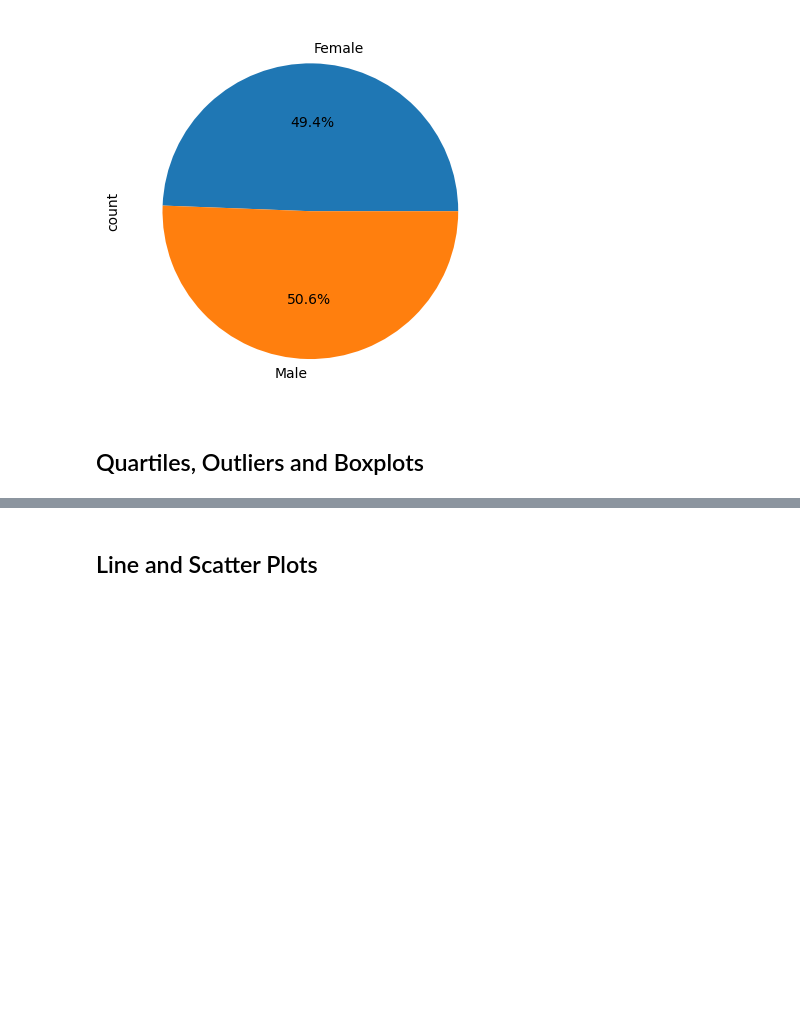
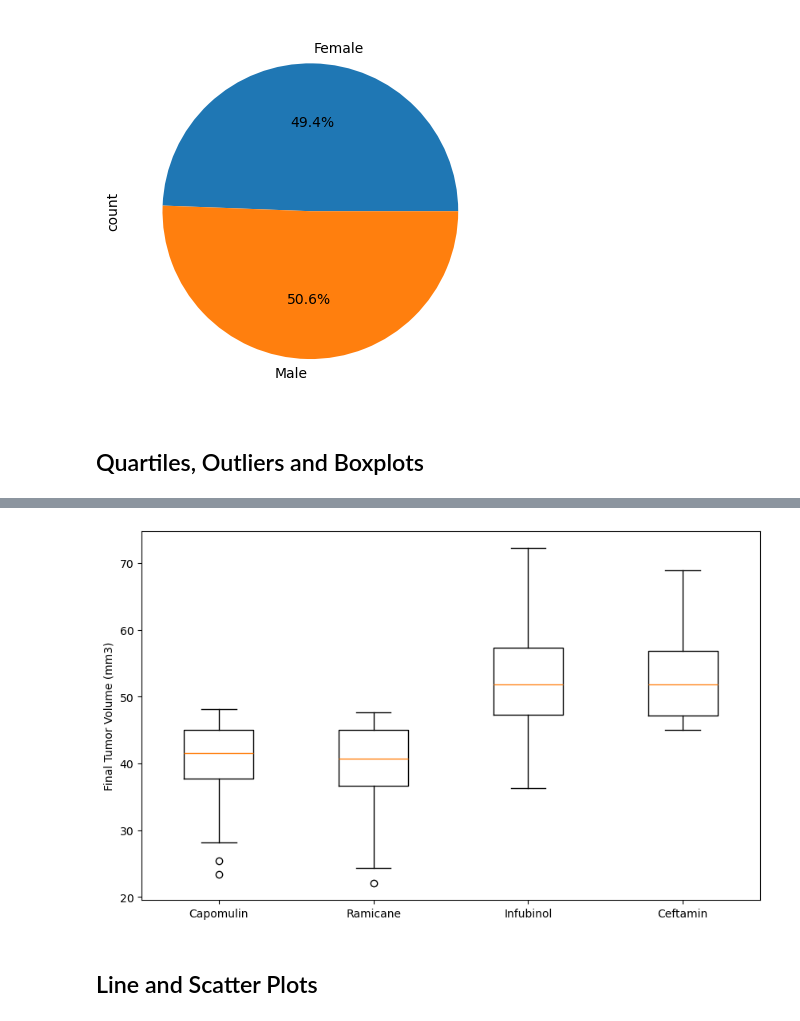
Before and after one commit to tinpham1/matplotlib-challenge-, a Jupyter notebook: main.ipynb, the cells around one changed output, grey strips where cells are left out. Drawn from its saved outputs; the diff is of its cells as text; code cells hidden in the pictures; blank space fills up the shorter version.

```diff
--- a/main.ipynb
+++ b/main.ipynb
@@ -265,18 +241,32 @@ plt.show()
 # %%
 # Put treatments into a list for for loop (and later for plot labels)
 
+drug_regimens = ["Capomulin", "Ramicane", "Infubinol", "Ceftamin"]
 
 # Create empty list to fill with tumor vol data (for plotting)
 
+tumor_volumes = []
 
 # Calculate the IQR and quantitatively determine if there are any potential outliers.
 
+for drug in drug_regimens:
 
     # Locate the rows which contain mice on each drug and get the tumor volumes
+    drug_data = clean_df[clean_df['Drug Regimen'] == drug]['Tumor Volume (mm3)']
 
+    #IQR
+    q1 = drug_data.quantile(0.25)
+    q3 = drug_data.quantile(0.75)
+    iqr = q3 - q1
+
+    # Determine outliers using upper and lower bounds
+
+    lower_bound = q1 - (1.5 * iqr)
+    upper_bound = q3 + (1.5 * iqr)
+    outliers = drug_data[(drug_data < lower_bound) | (drug_data > upper_bound)]
 
     # add subset
+    tumor_volumes.append(drug_data)
 
-
-    # Determine outliers using upper and lower bounds
+    print(f"{drug}'s potential outliers: {outliers}")
 # %% [output]
@@ -292,2 +280,17 @@ Ceftamin's potential outliers: Series([], Name: Tumor Volume (mm3), dtype: float
+# %%
+# Generate a box plot that shows the distribution of the tumor volume for each treatment group.
+
+treatment_regimens = ["Capomulin", "Ramicane", "Infubinol", "Ceftamin"]
+filtered_df = clean_df[clean_df["Drug Regimen"].isin(treatment_regimens)]
+data = [filtered_df[filtered_df["Drug Regimen"] == drug]["Tumor Volume (mm3)"] for drug in treatment_regimens]
+
+plt.figure(figsize=(10, 6))
+plt.boxplot(data, tick_labels=treatment_regimens)
+
+plt.ylabel("Final Tumor Volume (mm3)")
+
+plt.show()
+# %% [output]
+[figure, added]
 # %% [markdown]
 ## Line and Scatter Plots
```
Also changed, not shown: parts of 10 cells of this notebook.
